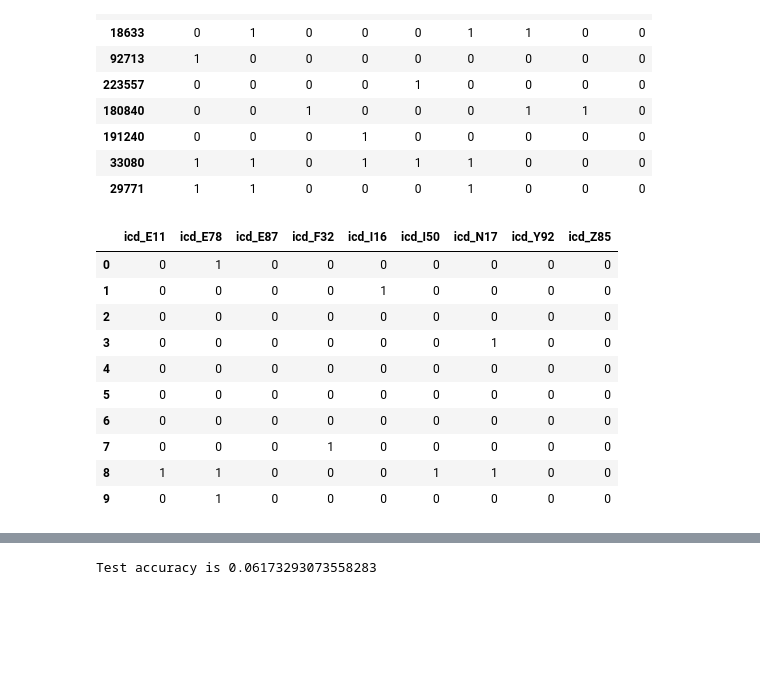
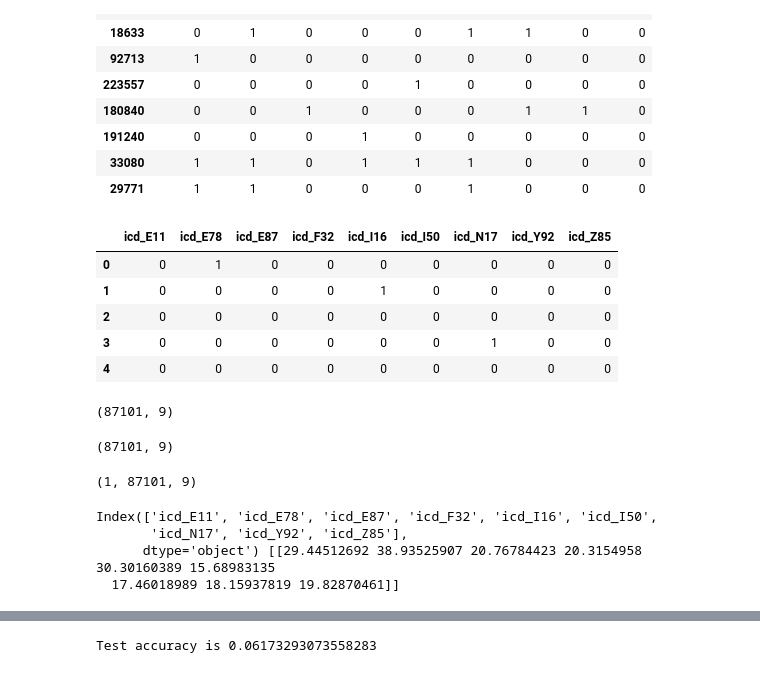
Before and after one commit to smitamisra/EHR_exploration, a Jupyter notebook: notebooks/tokenization_classification.ipynb, the cells around one changed output, grey strips where cells are left out. Drawn from its saved outputs; the diff is of its cells as text; code cells hidden in the pictures; blank space fills up the shorter version.

```diff
--- a/notebooks/tokenization_classification.ipynb
+++ b/notebooks/tokenization_classification.ipynb
@@ -427,16 +431,44 @@ y_test.head(10)
 | 33080 | 1 | 1 | 0 | 1 | 1 | 1 | 0 | 0 | 0 |
 | 29771 | 1 | 1 | 0 | 0 | 0 | 1 | 0 | 0 | 0 |
 # %%
-nb_pred.head(10)
+nb_pred.head()
 # %% [output]
 |  | icd_E11 | icd_E78 | icd_E87 | icd_F32 | icd_I16 | icd_I50 | icd_N17 | icd_Y92 | icd_Z85 |
 | 0 | 0 | 1 | 0 | 0 | 0 | 0 | 0 | 0 | 0 |
 | 1 | 0 | 0 | 0 | 0 | 1 | 0 | 0 | 0 | 0 |
 | 2 | 0 | 0 | 0 | 0 | 0 | 0 | 0 | 0 | 0 |
 | 3 | 0 | 0 | 0 | 0 | 0 | 0 | 1 | 0 | 0 |
 | 4 | 0 | 0 | 0 | 0 | 0 | 0 | 0 | 0 | 0 |
-| 5 | 0 | 0 | 0 | 0 | 0 | 0 | 0 | 0 | 0 |
-| 6 | 0 | 0 | 0 | 0 | 0 | 0 | 0 | 0 | 0 |
-| 7 | 0 | 0 | 0 | 1 | 0 | 0 | 0 | 0 | 0 |
-| 8 | 1 | 1 | 0 | 0 | 0 | 1 | 1 | 0 | 0 |
-| 9 | 0 | 1 | 0 | 0 | 0 | 0 | 0 | 0 | 0 |
+# %%
+y_test.reset_index().drop('index', axis=1)
+
+type(y_test)
+
+y_test.to_numpy().shape
+# %% [output]
+(87101, 9)
+# %%
+nb_pred
+type(nb_pred)
+nb_pred.to_numpy().shape
+# %% [output]
+(87101, 9)
+# %%
+abs(np.diff([y_test.to_numpy(), nb_pred.to_numpy()], axis=0))
+# %% [output]
+(1, 87101, 9)
+# %%
+#percent of wrongly predicted ICD in the dataframe
+print(y_test.columns, ((abs(np.diff([y_test.to_numpy(), nb_pred.to_numpy()], axis=0))).sum(axis=1)/len(y_test))*100)
+
+# error = {}
+# for i in y_test.columns:
+#     keys = y_test.columns
+#     values = ((abs(np.diff([y_test.to_numpy(), nb_pred.to_numpy()], axis=0))).sum(axis=1)/len(y_test))*100
+#     error[keys] = values
+# print(pd.DataFrame(error))
+# %% [output]
+Index(['icd_E11', 'icd_E78', 'icd_E87', 'icd_F32', 'icd_I16', 'icd_I50',
+       'icd_N17', 'icd_Y92', 'icd_Z85'],
+      dtype='object') [[29.44512692 38.93525907 20.76784423 20.3154958  30.30160389 15.68983135
+  17.46018989 18.15937819 19.82870461]]
```
Also changed, not shown: parts of 9 cells of this notebook.
